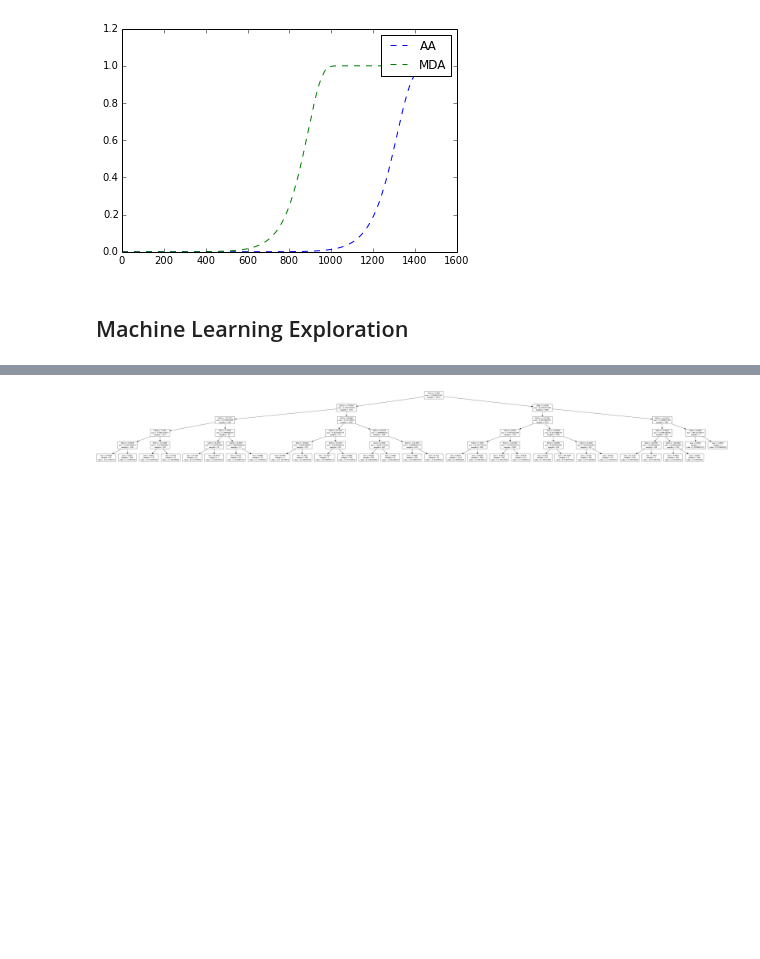
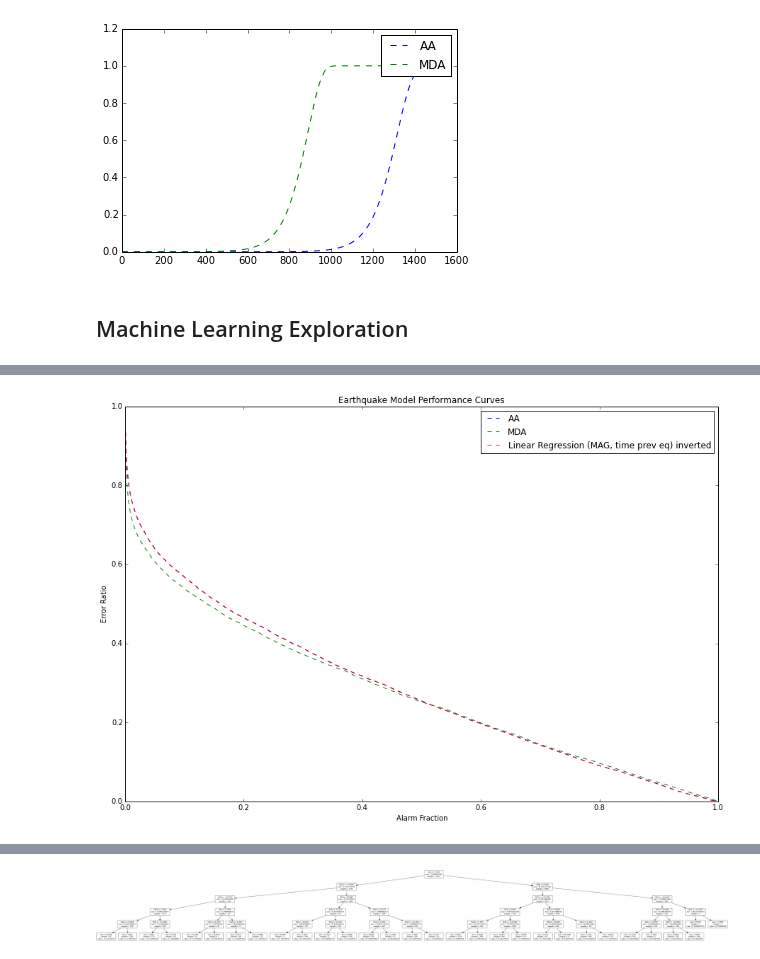
Before and after one commit to AlvinYuan/analyzers, a Jupyter notebook: notebooks/CS294.ipynb, the cells around one changed output, grey strips where cells are left out. Saved outputs shown, nothing was run; the diff lists cells and outputs as text; code cells hidden in the pictures; blank space fills up the shorter version.

```diff
--- a/notebooks/CS294.ipynb
+++ b/notebooks/CS294.ipynb
@@ -625,0 +712,82 @@ Wall time: 7.38 s
+# %%
+%%time
+"""
+Input: raw magnitude, time to previous earthquake
+Output: time till next earthquake
+Model: LinearRegression
+Model Parameters: default
+Model->Alarm Model Function: simple_inverter_alarm_func_generator
+---Results---
+As hypothesized in the previous cell, the simple mapping from time till next earthquake prediction to alarm length is problematic.
+Here, I've defined a mapping that essentially inverts the relationship: large time prediction -> small alarm length.
+The simple_inverter mapping is: max_alarm_length - model output with a lower bound of 0.
+This improves the AUC score without changing the machine learning model,
+to the point where it is slightly outperforming AA!
+"""
+
+from sklearn import linear_model
+
+# Set up Input/Output data
+end_cutoff = 1
+beginning_cutoff = 1;
+training_event_times = np.matrix(training["datetime"].values).getT()
+training_matrix = np.concatenate((np.matrix(training[["MAG"]].values)[beginning_cutoff:], offset_till_nth_next(training_event_times, end_cutoff)), axis=1)
+training_goals = offset_till_nth_next(training_event_times, n)[beginning_cutoff:]
+training_event_times = training_event_times[beginning_cutoff:]
+test_event_times = np.matrix(test["datetime"].values).getT()
+test_matrix = np.concatenate((np.matrix(test[["MAG"]].values)[beginning_cutoff:], offset_till_nth_next(test_event_times, end_cutoff)), axis=1)
+test_event_times = test_event_times[beginning_cutoff:]
+
+# Set up Model
+model = linear_model.LinearRegression()
+
+# Set up Model->Alarm Model Function
+def simple_inverter_alarm_func_generator(multiplier, max_alarm_length):
+    def alarm_func(time_predictions):
+        start_offsets = np.zeros([time_predictions.shape[0], 1])
+        stop_offsets = multiplier * np.maximum(0, (max_alarm_length - time_predictions))
+        return start_offsets, stop_offsets
+    return alarm_func
+
+alarm_func_generator = simple_inverter_alarm_func_generator
+
+# Training/Evaluation Variables
+max_alarm_length = np.max(offset_till_nth_next(training_event_times, 1))
+# Compute alarm_fractions and error_ratios for regression trees on magnitude data by varying multipler
+multipliers = [max_alarm_length * .985**i for i in range(1500)]
+
+# Training
+model.fit(training_matrix[:-end_cutoff,:], training_goals)
+alarm_fractions = []
+error_ratios = []
+for multiplier in multipliers:
+    alarm_model = convert_time_prediction_model_to_alarm_model(model, alarm_func_generator(multiplier, max_alarm_length))
+    alarms = alarm_model(training_matrix, training_event_times)
+    predicted, time_contributions = process_alarms(training_event_times, alarms)
+    alarm_fractions.append(alarm_fraction(training_event_times, time_contributions))
+    error_ratios.append(error_ratio(predicted))
+check_coverage(alarm_fractions, error_ratios)
+training_points = clean_points(alarm_fractions, error_ratios)
+# Print Training Results
+print "Coefficients: ", model.coef_
+print "Model Goodness of Fit: ", model.score(training_matrix[:-n,:], training_goals)
+
+# Evaluation
+alarm_fractions = []
+error_ratios = []
+for multiplier in multipliers:
+    alarm_model = convert_time_prediction_model_to_alarm_model(model, alarm_func_generator(multiplier, max_alarm_length))
+    alarms = alarm_model(test_matrix, test_event_times)
+    predicted, time_contributions = process_alarms(test_event_times, alarms)
+    alarm_fractions.append(alarm_fraction(test_event_times, time_contributions))
+    error_ratios.append(error_ratio(predicted))
+check_coverage(alarm_fractions, error_ratios)
+test_points = clean_points(alarm_fractions, error_ratios)
+
+label = "Linear Regression (MAG, time prev eq) inverted"
+tested_models[label] = { "training": training_points, "test": test_points }
+
+# Print and Plot Results
+printScoresAgainstBaselines(label)
+plotAgainstBaselines(label)
+# %% [output]
@@ -625,0 +800 @@ Wall time: 7.38 s
+[figure, added]
```
Also changed, not shown: parts of 9 cells of this notebook.
